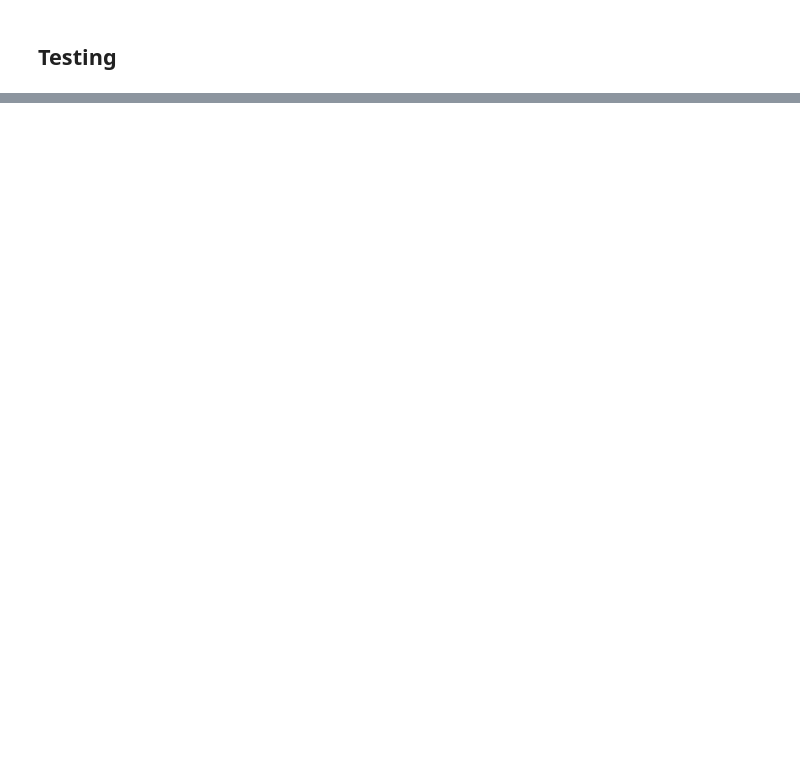
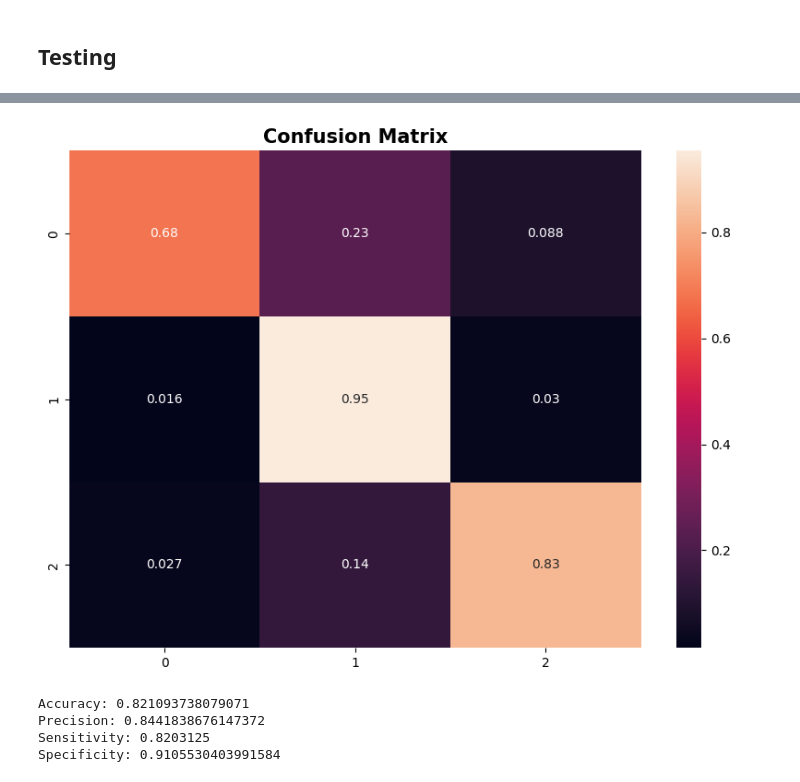
Before and after one commit to gacaam/Brain-MRI-Classification, a Jupyter notebook: CNN/CNN_4.ipynb, the cells around one changed output, grey strips where cells are left out. Cells and saved outputs as stored; diff of their text form; code cells hidden in the pictures; blank space fills up the shorter version.

```diff
--- a/CNN/CNN_4.ipynb
+++ b/CNN/CNN_4.ipynb
@@ -249,24 +266,44 @@ dict(zip(model.metrics_names, result))
 # %%
-from sklearn.metrics import confusion_matrix
-import seaborn as sns
-
 predicted = []  # predicted labels
 true = []  # true labels
 
 for image_batch, label_batch in test_dataset:
     true.append(label_batch)
-    prediction = model.predict(image_batch)
+    prediction = model.predict(image_batch, verbose=0)
     predicted.append(np.argmax(prediction, axis=-1))
 
 # convert labels into tensors
 true_labels = tf.concat([item for item in true], axis=0)
 predicted_labels = tf.concat([item for item in predicted], axis=0)
 
 cf_matrix = confusion_matrix(true_labels, predicted_labels, normalize='true')
 
 # plot confusion  matrix
 plt.figure(figsize = (10,7))
 sns.heatmap(cf_matrix,
             annot=True)
 plt.title('Confusion Matrix', size=15, fontweight='bold')
 plt.show()
+# %% [output]
+[figure, added]
+# %%
+precision = precision_score(true_labels, predicted_labels, average='weighted')
+sensitivity = recall_score(true_labels, predicted_labels, average='weighted')
+specificity = []
+for i in range(num_classes):
+    true_negatives = np.sum(np.delete(np.delete(cf_matrix, i, axis=0), i, axis=1))
+    false_positives = np.sum(cf_matrix[:, i]) - cf_matrix[i, i]
+    specificity.append(true_negatives / (true_negatives + false_positives))
+
+# Calculate average specificity
+average_specificity = np.mean(specificity)
+
+print("Accuracy:", result[1])
+print("Precision:", precision)
+print("Sensitivity:", sensitivity)
+print("Specificity:", average_specificity)
+# %% [output]
+Accuracy: 0.821093738079071
+Precision: 0.8441838676147372
+Sensitivity: 0.8203125
+Specificity: 0.9105530403991584
```
Also changed, not shown: parts of 9 cells of this notebook.
